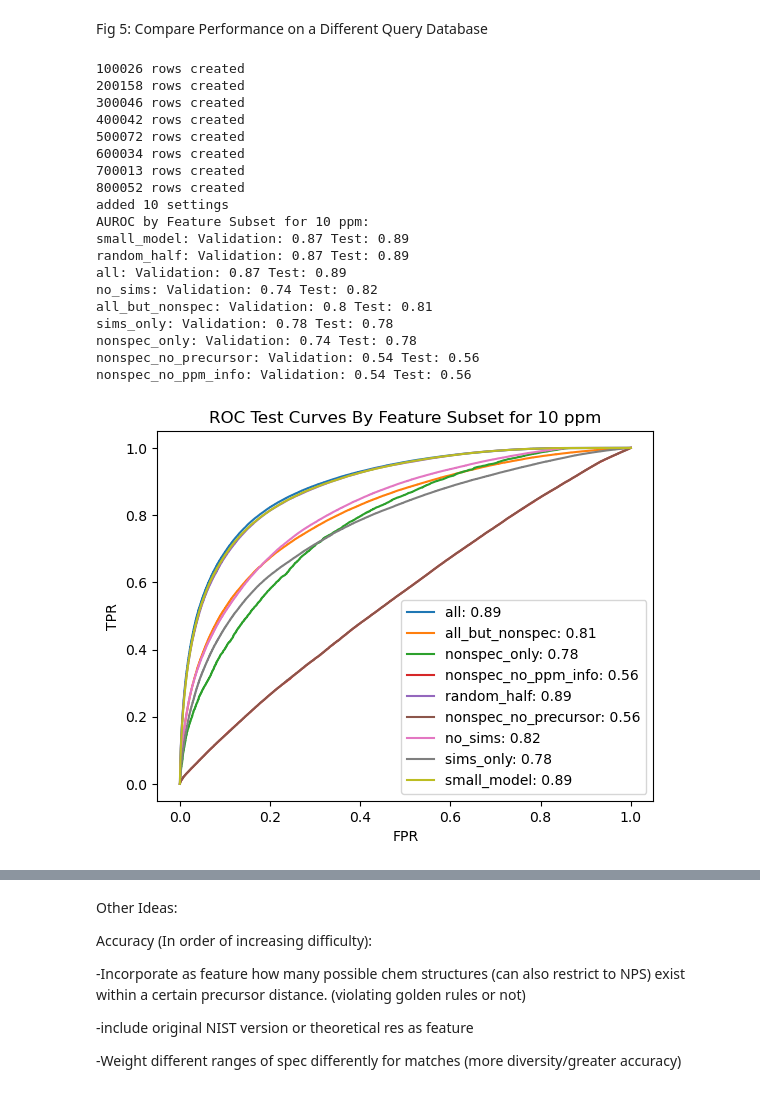
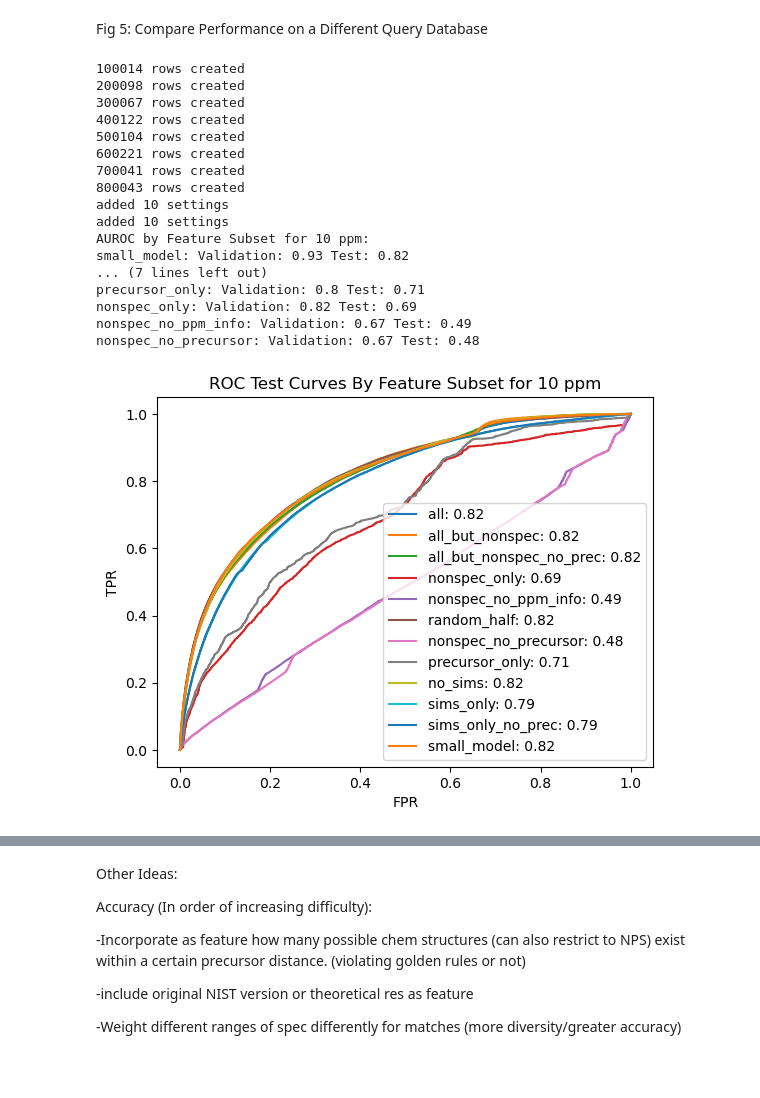
Before and after one commit to Jbug1/SpecSim, a Jupyter notebook: figures.ipynb, the cells around one changed output, grey strips where cells are left out. Drawn from its saved outputs; the diff is of its cells as text; code cells hidden in the pictures.

```diff
--- a/figures.ipynb
+++ b/figures.ipynb
@@ -267,7 +350,7 @@ Figure 3: Hierarchy of Metric Performance Conditional Distributions
 #consider all the below metrics
 reload(plotAndOrderResults)
 reload(tests)
-metrics=['lorentzian','lorentzian_jonah','entropy','max_entropy','hellinger','max_bhattacharya_2','cosine','laplacian']
+metrics=['lorentzian','lorentzian_jonah','entropy','max_entropy','hellinger','max_dot_product','dot_product','laplacian']
 quantile_variables = ['precquery', 'cequery','ceratio','ceabs', 'npeaks_query','normalent_query','ent_query','mass_reduction_query']
 quantile_num=10
 
@@ -412,12 +502,14 @@ centroid_tolerance_values=[True,True]
 powers=[True,True,True,True]
 spec_features=[True,True, True, True, True, True, True, True]#8
 sim_methods=[True,True,True,True,True, True]#6
+prec_keeps=[True,False]
 
 indices['all'] = datasetBuilder.generate_keep_indices(noise_threshes,
                                                       centroid_tolerance_values,
                                                       powers,
                                                       spec_features,
                                                       sim_methods,
+                                                      prec_keeps,
                                                       True,
                                                       True,
                                                       True
@@ -428,7 +520,19 @@ indices['all_but_nonspec'] = datasetBuilder.generate_keep_indices(noise_threshes
                                                       powers,
                                                       spec_features,
                                                       sim_methods,
-                                                      True,
+                                                      prec_keeps,
+                                                      False,
+                                                      False,
+                                                      True
+                                                    )
+
+indices['all_but_nonspec_no_prec'] = datasetBuilder.generate_keep_indices(noise_threshes,
+                                                      centroid_tolerance_values,
+                                                      powers,
+                                                      spec_features,
+                                                      sim_methods,
+                                                      [True],
+                                                      False,
                                                       False,
                                                       True
                                                     )
@@ -446,6 +550,7 @@ indices['no_sims'] = datasetBuilder.generate_keep_indices(noise_threshes,
                                                       powers,
                                                       spec_features,
                                                       sim_methods,
+                                                      [True],
                                                       False,
                                                       True,
                                                       True
@@ -462,6 +567,18 @@ indices['sims_only'] = datasetBuilder.generate_keep_indices(noise_threshes,
                                                       powers,
                                                       spec_features,
                                                       sim_methods,
+                                                      prec_keeps,
+                                                      False,
+                                                      False,
+                                                      False,
+                                                    )
+
+indices['sims_only_no_prec'] = datasetBuilder.generate_keep_indices(noise_threshes,
+                                                      centroid_tolerance_values,
+                                                      powers,
+                                                      spec_features,
+                                                      sim_methods,
+                                                      [True],
                                                       False,
                                                       False,
                                                       False,
@@ -479,15 +596,16 @@ indices['small_model'] = datasetBuilder.generate_keep_indices(noise_threshes,
                                                       powers,
                                                       spec_features,
                                                       sim_methods,
+                                                      [True],
                                                       False,
                                                       True,
-                                                      True,
+                                                      False,
                                                     )
 
 with open(f'{outputs_path}/intermediateOutputs/indices.pkl','wb') as path:
     pickle.dump(indices, path)
 
-del(indices)
+#del(indices)
 # %%
 reload(plotAndOrderResults)
 reload(tests)
@@ -591,7 +715,7 @@ sim_methods=['lorentzian','lorentzian_jonah','entropy','max_entropy','hellinger'
 
 new_query = gnps
 
-size=8e5
+size=1e6
 max_matches=None
 adduct_match=False
 top_n_metrics=5
@@ -602,49 +726,48 @@ for i in ppm_windows:
     new_query_ = new_query_.sample(frac=1)
     target_ = pd.read_pickle(target)
 
     new_matches = datasetBuilder.create_matches_df_new(new_query_, target_,i ,max_matches,size,adduct_match)
 
     new_matches.to_pickle(f'{outputs_path}/fig5/matches_{i}_ppm.pkl')
 
     new_dataset = datasetBuilder.create_model_dataset(new_matches,
                                                       sim_methods,
                                                       noise_threshes,
                                                       centroid_tolerance_vals,
                                                       centroid_tolerance_types,
-                                                      powers)
+                                                      powers,
+                                                      prec_keeps)
 
     with open(f'{outputs_path}/intermediateOutputs/indices.pkl','rb') as path:
         indices = pickle.load(path)
 
     with open(f'{outputs_path}/intermediateOutputs/models/res_dict_{i}.pkl','rb') as path:
         res_dict = pickle.load(path)
 
     plotAndOrderResults.fig5(new_dataset, res_dict, indices, f'{outputs_path}/fig5/a', i)
     plotAndOrderResults.fig4b(new_dataset, indices['sims_only'], f'{outputs_path}/fig5/b', i, top_n_metrics)
 
     #look at all individual metric ROCS
     individual_metrics=dict()
     for i in indices['sims_only']:
 
         individual_metrics[new_dataset.columns[i]]=list([i])
 # %% [output]
-100026 rows created
-200158 rows created
-300046 rows created
-400042 rows created
-500072 rows created
-600034 rows created
-700013 rows created
-800052 rows created
+100014 rows created
+200098 rows created
+300067 rows created
+400122 rows created
+500104 rows created
+600221 rows created
+700041 rows created
+800043 rows created
+added 10 settings
 added 10 settings
 AUROC by Feature Subset for 10 ppm:
-small_model: Validation: 0.87 Test: 0.89
-random_half: Validation: 0.87 Test: 0.89
-all: Validation: 0.87 Test: 0.89
-no_sims: Validation: 0.74 Test: 0.82
-all_but_nonspec: Validation: 0.8 Test: 0.81
-sims_only: Validation: 0.78 Test: 0.78
-nonspec_only: Validation: 0.74 Test: 0.78
-nonspec_no_precursor: Validation: 0.54 Test: 0.56
-nonspec_no_ppm_info: Validation: 0.54 Test: 0.56
+small_model: Validation: 0.93 Test: 0.82
+... (7 lines left out)
+precursor_only: Validation: 0.8 Test: 0.71
+nonspec_only: Validation: 0.82 Test: 0.69
+nonspec_no_ppm_info: Validation: 0.67 Test: 0.49
+nonspec_no_precursor: Validation: 0.67 Test: 0.48
-[figure, old version]
+[figure, new version]
```
Also changed, not shown: parts of 16 cells of this notebook.
